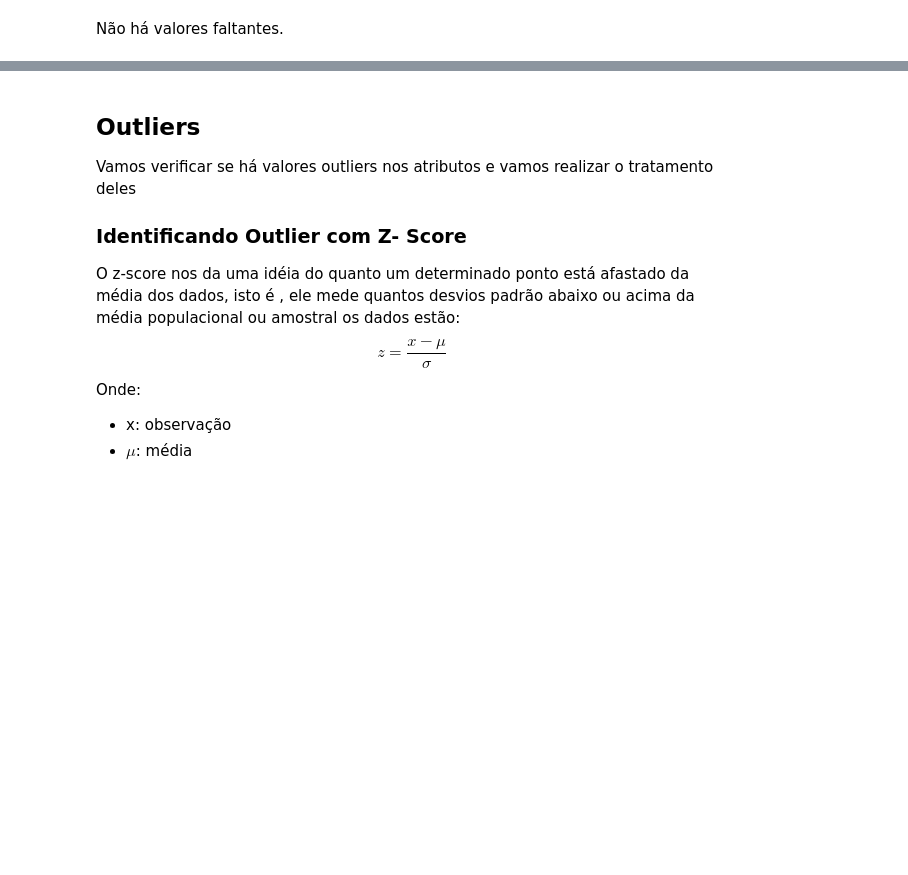
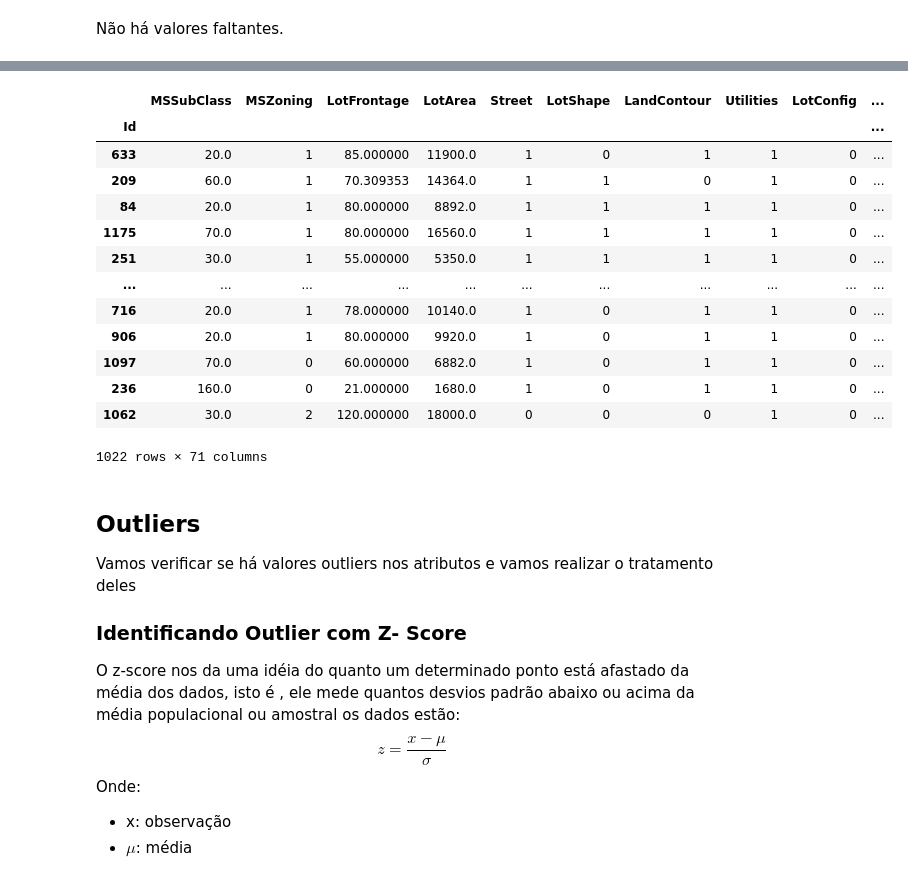
Before and after one commit to FernandoZanchitta/DSChallenge2019, a Jupyter notebook: src/house_pricing.ipynb, the cells around one changed output, grey strips where cells are left out. Drawn from its saved outputs; the diff is of its cells as text; code cells hidden in the pictures; blank space fills up the shorter version.

Commit message:
Feature Engineer

```diff
--- a/src/house_pricing.ipynb
+++ b/src/house_pricing.ipynb
@@ -236,0 +391,7 @@ Não há valores faltantes.
+# %%
+from feature_engine import encoding as ce
+rare_label_encoder = ce.RareLabelEncoder(
+    tol=0.05, # porcentagem mínima de observações para não ser considerado raro
+    n_categories=1,# numero de categorias para considerar raro
+    )
+rare_label_encoder.fit(train_X[categorical+discrete])
@@ -236,0 +400,3 @@ Não há valores faltantes.
+# %%
+train_X[categorical+discrete] = rare_label_encoder.transform(train_X[categorical+discrete])
+test_X[categorical+discrete] = rare_label_encoder.transform(test_X[categorical+discrete])
@@ -236,0 +415,3 @@ Não há valores faltantes.
+# %%
+ordinal_encoder = ce.OrdinalEncoder(encoding_method='ordered',variables=categorical)
+ordinal_encoder.fit(train_X,train_Y)
@@ -236,0 +427,4 @@ Não há valores faltantes.
+# %%
+train_X = ordinal_encoder.transform(train_X)
+test_X = ordinal_encoder.transform(test_X)
+train_X[categorical].head()
@@ -237,3 +440,20 @@ Não há valores faltantes.
+# %%
+train_X
+# %% [output]
+|  | MSSubClass | MSZoning | LotFrontage | LotArea | Street | LotShape | LandContour | Utilities | LotConfig | ... |
+| Id |  |  |  |  |  |  |  |  |  | ... |
+| 633 | 20.0 | 1 | 85.000000 | 11900.0 | 1 | 0 | 1 | 1 | 0 | ... |
+| 209 | 60.0 | 1 | 70.309353 | 14364.0 | 1 | 1 | 0 | 1 | 0 | ... |
+| 84 | 20.0 | 1 | 80.000000 | 8892.0 | 1 | 1 | 1 | 1 | 0 | ... |
+| 1175 | 70.0 | 1 | 80.000000 | 16560.0 | 1 | 1 | 1 | 1 | 0 | ... |
+| 251 | 30.0 | 1 | 55.000000 | 5350.0 | 1 | 1 | 1 | 1 | 0 | ... |
+| ... | ... | ... | ... | ... | ... | ... | ... | ... | ... | ... |
+| 716 | 20.0 | 1 | 78.000000 | 10140.0 | 1 | 0 | 1 | 1 | 0 | ... |
+| 906 | 20.0 | 1 | 80.000000 | 9920.0 | 1 | 0 | 1 | 1 | 0 | ... |
+| 1097 | 70.0 | 0 | 60.000000 | 6882.0 | 1 | 0 | 1 | 1 | 0 | ... |
+| 236 | 160.0 | 0 | 21.000000 | 1680.0 | 1 | 0 | 1 | 1 | 0 | ... |
+| 1062 | 30.0 | 2 | 120.000000 | 18000.0 | 0 | 0 | 0 | 1 | 0 | ... |
+1022 rows × 71 columns
 # %% [markdown]
 ## Outliers
 Vamos verificar se há valores outliers nos atributos e vamos realizar o tratamento deles
```
Also changed, not shown: parts of 51 cells of this notebook, 2 other files.
